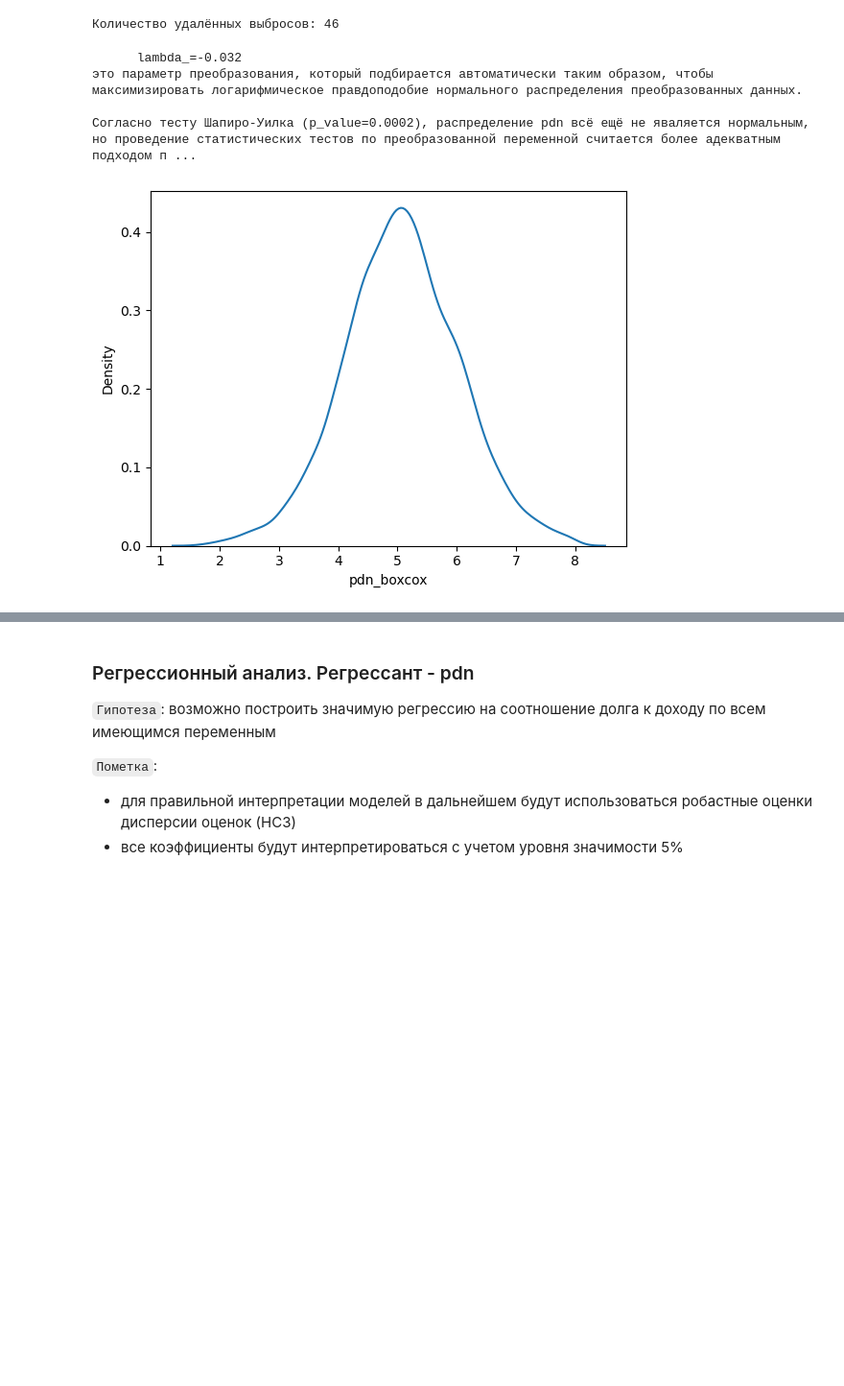
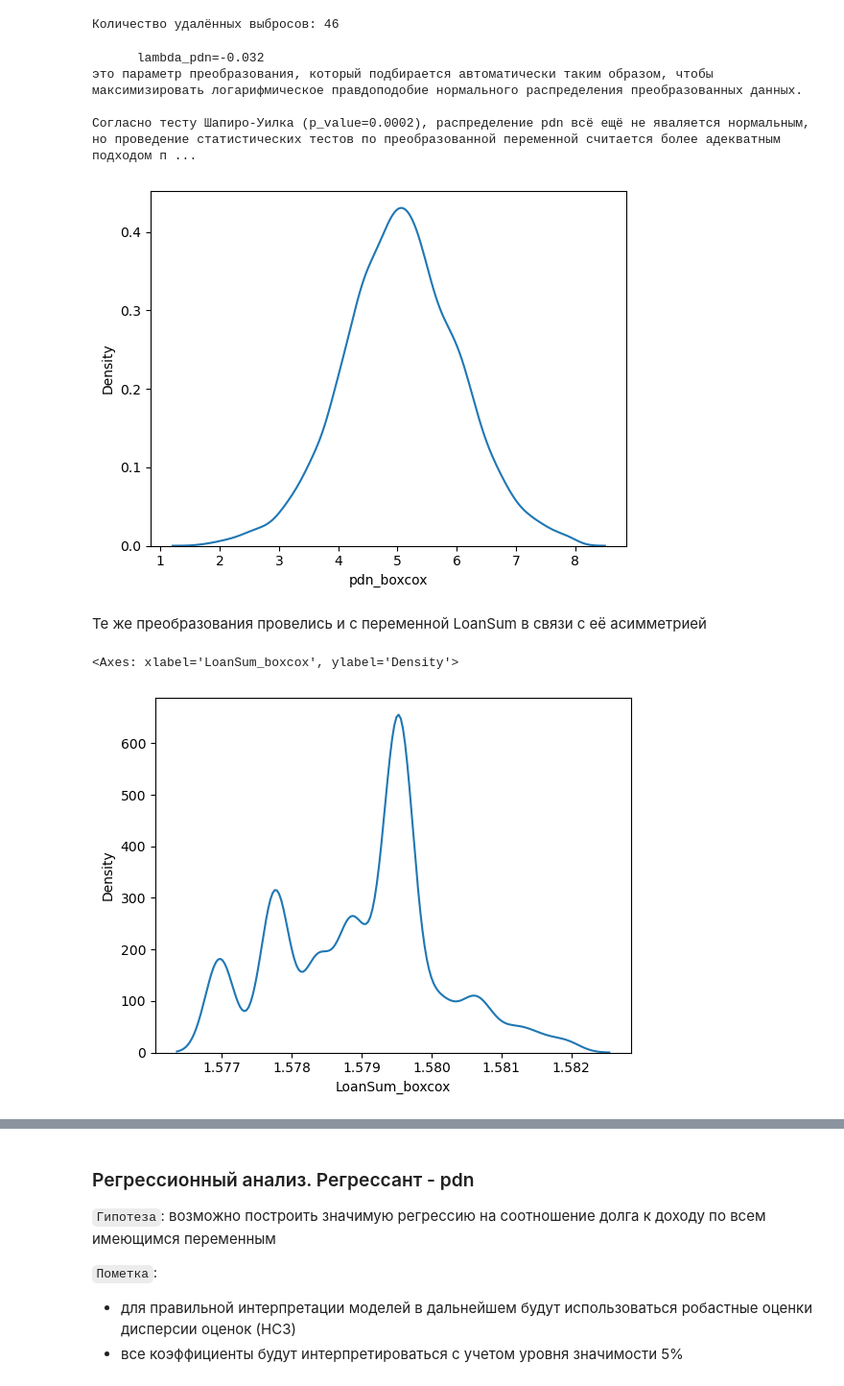
Before and after one commit to Maksim-Dostovalov/impact_of_macroprudential_policies_on_IFIs, a Jupyter notebook: statistical-analysis.ipynb, the cells around one changed output, grey strips where cells are left out. Shown: that part at 96% size. Drawn from its saved outputs; the diff is of its cells as text; code cells hidden in the pictures; blank space fills up the shorter version.

```diff
--- a/statistical-analysis.ipynb
+++ b/statistical-analysis.ipynb
@@ -39,18 +40,27 @@ print(f'Количество удалённых выбросов: {(data.pdn > 1
 Количество удалённых выбросов: 46
 # %%
 data = data[data.pdn < 10000]
-data['pdn_boxcox'], lambda_ = stats.boxcox(data.pdn)
+data['pdn_boxcox'], lambda_pdn = stats.boxcox(data.pdn)
 sns.kdeplot(data.pdn_boxcox)
 
 print(f'''
-      {lambda_=:.3f}
+      {lambda_pdn=:.3f}
 это параметр преобразования, который подбирается автоматически таким образом, чтобы максимизировать логарифмическое правдоподобие нормального распределения преобразованных данных.
 
 Согласно тесту Шапиро-Уилка (p_value={stats.shapiro(data.pdn_boxcox)[1]:.4f}), распределение pdn всё ещё не яваляется нормальным, но проведение статистических тестов по преобразованной переменной считается более адекватным подходом по сравнению с анализом исходных данных
 ''')
 # %% [output]
-      lambda_=-0.032
+      lambda_pdn=-0.032
 это параметр преобразования, который подбирается автоматически таким образом, чтобы максимизировать логарифмическое правдоподобие нормального распределения преобразованных данных.
 
 Согласно тесту Шапиро-Уилка (p_value=0.0002), распределение pdn всё ещё не яваляется нормальным, но проведение статистических тестов по преобразованной переменной считается более адекватным подходом п ...
 [figure]
+# %% [markdown]
+Те же преобразования провелись и с переменной LoanSum в связи с её асимметрией
+# %%
+data['LoanSum_boxcox'], lambda_LoanSum = stats.boxcox(data.LoanSum)
+
+sns.kdeplot(data.LoanSum_boxcox)
+# %% [output]
+<Axes: xlabel='LoanSum_boxcox', ylabel='Density'>
+[figure, added]
```
Also changed, not shown: parts of 15 cells of this notebook, 1 other file.
